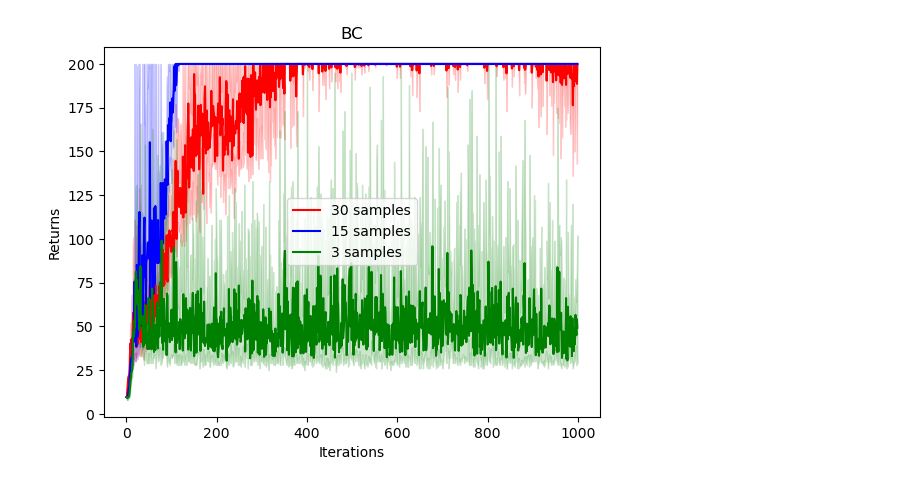
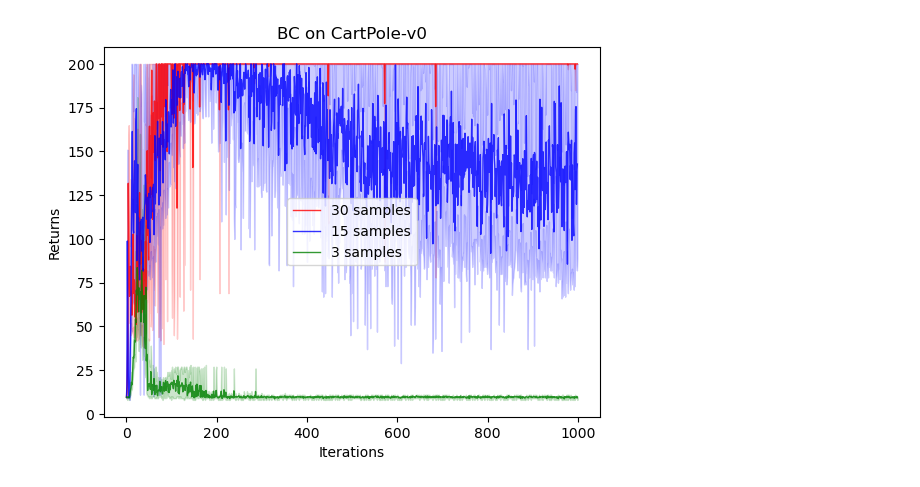
Before and after one commit to RanZhu1989/RL_PlayGround, a Jupyter notebook: Behavior_Cloning/Vanilla_BC.ipynb, the cells around one changed output. Saved outputs shown, nothing was run; the diff lists cells and outputs as text; code cells hidden in the pictures.

```diff
--- a/Behavior_Cloning/Vanilla_BC.ipynb
+++ b/Behavior_Cloning/Vanilla_BC.ipynb
@@ -257,7 +258,7 @@ class TrainManager():
         advantage_lambda:float = 0.95,
         clip_epsilon:float = 0.2,
         ppo_train_iters:int = 10,
-        bc_lr:float = 0.001,
+        bc_lr:float = 1e-3,
         bc_train_iters:int = 10,
         buffer_capacity:int = 1000000,
         bc_batch_size:int = 64,
@@ -397,6 +398,19 @@ class TrainManager():
             return_list.append(episode_return)
 
         return np.mean(return_list), np.max(return_list), np.min(return_list)
+
+    def ppo_plotting(self,smoothing_window:int = 100) -> None:
+        """ Plot the episode reward over time. """
+        fig = plt.figure(figsize=(10,5))
+        plt.plot(self.episode_total_rewards,label="Episode Reward")
+        # Use rolling mean to smooth the curve
+        rewards_smoothed = pd.Series(self.episode_total_rewards).rolling(smoothing_window, min_periods=smoothing_window).mean()
+        plt.plot(rewards_smoothed,label="Episode Reward (Smoothed)")
+        plt.xlabel('Episode')
+        plt.ylabel('Episode Reward')
+        plt.title("Episode Reward over Time")
+        plt.legend()
+        plt.show()
 # %%
 train_env = gym.make('CartPole-v0')
 test_env = gym.make('CartPole-v0')
@@ -405,7 +419,7 @@ test_env = gym.make('CartPole-v0')
 Manger = TrainManager(
         train_env=train_env,
         test_env = test_env,
-        ppo_train_episode_num = 200,
+        ppo_train_episode_num = 250,
         actor_lr = 1e-3,
         critic_lr = 1e-2,
         gamma = 0.98,
@@ -423,8 +437,8 @@ Manger = TrainManager(
 )
 
 Manger.train_ppo()
-# Manger.ppo_plotting(smoothing_window = 10)
-Manger.sample_expert_data(n_episode=1,n_samples=30)
+Manger.ppo_plotting(smoothing_window = 10)
+Manger.sample_expert_data(n_episode=3,n_samples=30)
 Manger.train_bc()
 r30_mean = Manger.test_returns_mean
 r30_max = Manger.test_returns_max
@@ -434,7 +450,7 @@ r30_min = Manger.test_returns_min
 Manger = TrainManager(
         train_env=train_env,
         test_env = test_env,
-        ppo_train_episode_num = 200,
+        ppo_train_episode_num = 250,
         actor_lr = 1e-3,
         critic_lr = 1e-2,
         gamma = 0.98,
@@ -452,7 +468,7 @@ Manger = TrainManager(
 )
 
 Manger.train_ppo()
-Manger.sample_expert_data(n_episode=1,n_samples=15)
+Manger.sample_expert_data(n_episode=3,n_samples=15)
 Manger.train_bc()
 r15_mean = Manger.test_returns_mean
 r15_max = Manger.test_returns_max
@@ -462,7 +478,7 @@ r15_min = Manger.test_returns_min
 Manger = TrainManager(
         train_env=train_env,
         test_env = test_env,
-        ppo_train_episode_num = 200,
+        ppo_train_episode_num = 250,
         actor_lr = 1e-3,
         critic_lr = 1e-2,
         gamma = 0.98,
@@ -480,23 +496,23 @@ Manger = TrainManager(
 )
 
 Manger.train_ppo()
-Manger.sample_expert_data(n_episode=1,n_samples=3)
+Manger.sample_expert_data(n_episode=3,n_samples=3)
 Manger.train_bc()
 r3_mean = Manger.test_returns_mean
 r3_max = Manger.test_returns_max
 r3_min = Manger.test_returns_min
 # %%
 iteration_list = list(range(len(r30_mean)))
-plt.plot(iteration_list, r30_mean, label='30 samples', color="red")
+plt.plot(iteration_list, r30_mean, label='30 samples', color="red", alpha=0.8, linewidth=1)
 plt.fill_between(iteration_list, r30_min, r30_max, alpha=0.2, color="red")
-plt.plot(iteration_list, r15_mean, label='15 samples', color="blue")
+plt.plot(iteration_list, r15_mean, label='15 samples', color="blue", alpha=0.8, linewidth=1)
 plt.fill_between(iteration_list, r15_min, r15_max, alpha=0.2, color="blue")
-plt.plot(iteration_list, r3_mean, label='3 samples', color="green")
+plt.plot(iteration_list, r3_mean, label='3 samples', color="green", alpha=0.8, linewidth=1)
 plt.fill_between(iteration_list, r3_min, r3_max, alpha=0.2, color="green")
 plt.xlabel('Iterations')
 plt.ylabel('Returns')
-plt.title("BC")
+plt.title("BC on CartPole-v0")
 plt.legend()
 plt.show()
 # %% [output]
-[figure, old version]
+[figure, new version]
```
Also changed, not shown: parts of 2 cells of this notebook, 1 other file.
